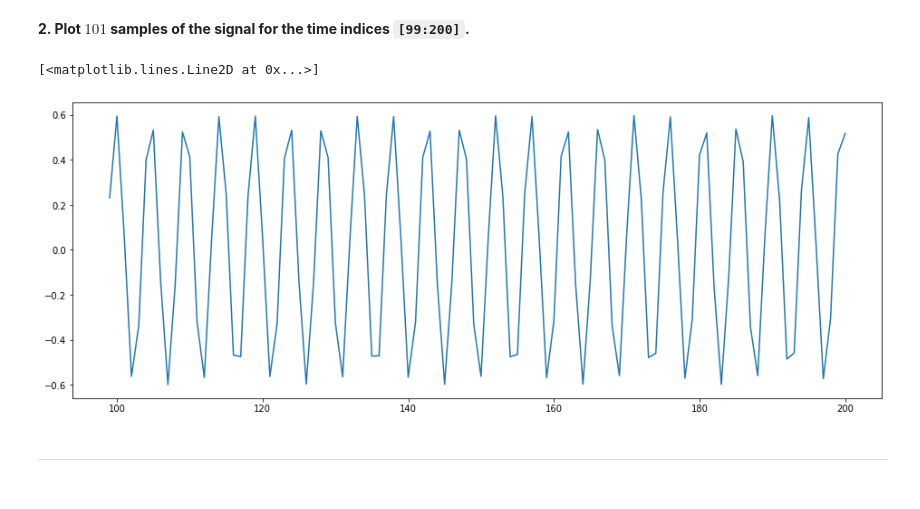
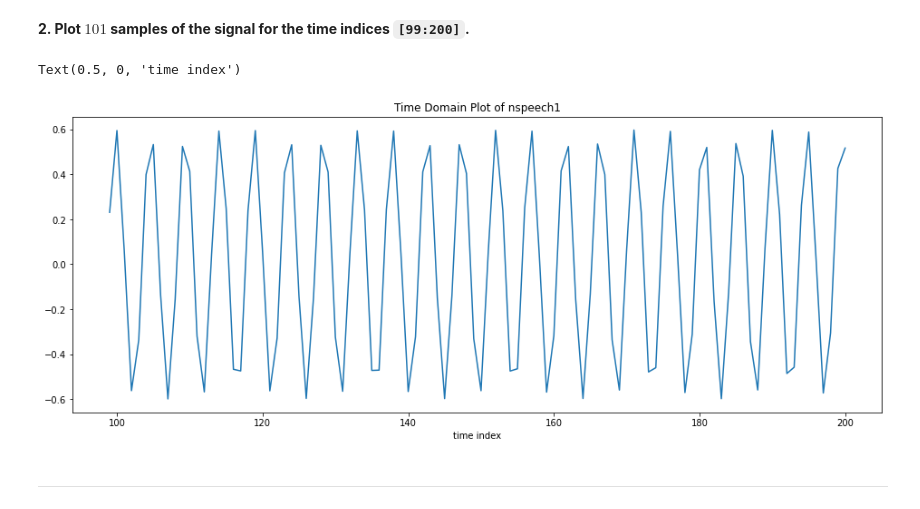
Before and after one commit to JustinWang781/438-Lab05a, a Jupyter notebook: lab05a_final_report.ipynb, the cells around one changed output. Cells and saved outputs as stored; diff of their text form; code cells hidden in the pictures.

```diff
--- a/lab05a_final_report.ipynb
+++ b/lab05a_final_report.ipynb
@@ -103,10 +105,12 @@ ipd.Audio(nspeech1, rate=8000)
 # %%
 # insert your code here
 n = np.arange(99, 200+1, 1)
 plt.plot(n, nspeech1[n])
+plt.title("Time Domain Plot of nspeech1")
+plt.xlabel("time index")
 # %% [output]
-[<matplotlib.lines.Line2D at 0x...>]
+Text(0.5, 0, 'time index')
-[figure, old version]
+[figure, new version]
 # %% [markdown]
 ---
 # %% [markdown]
```
Also changed, not shown: parts of 40 cells of this notebook.
